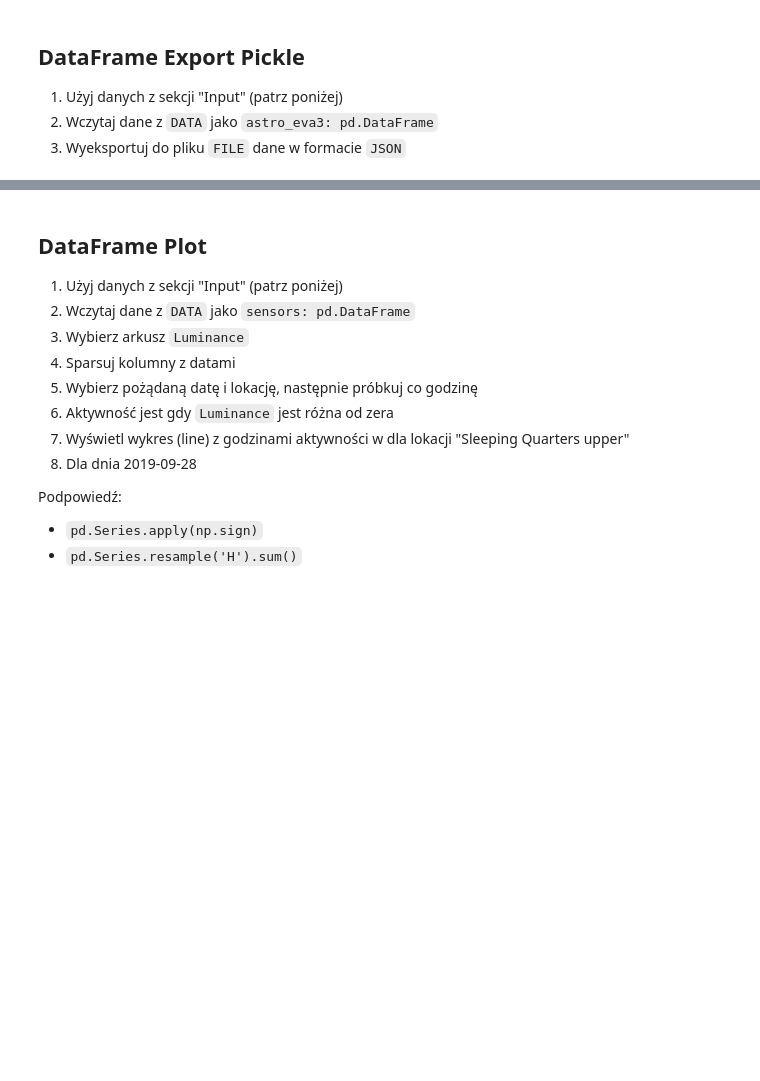
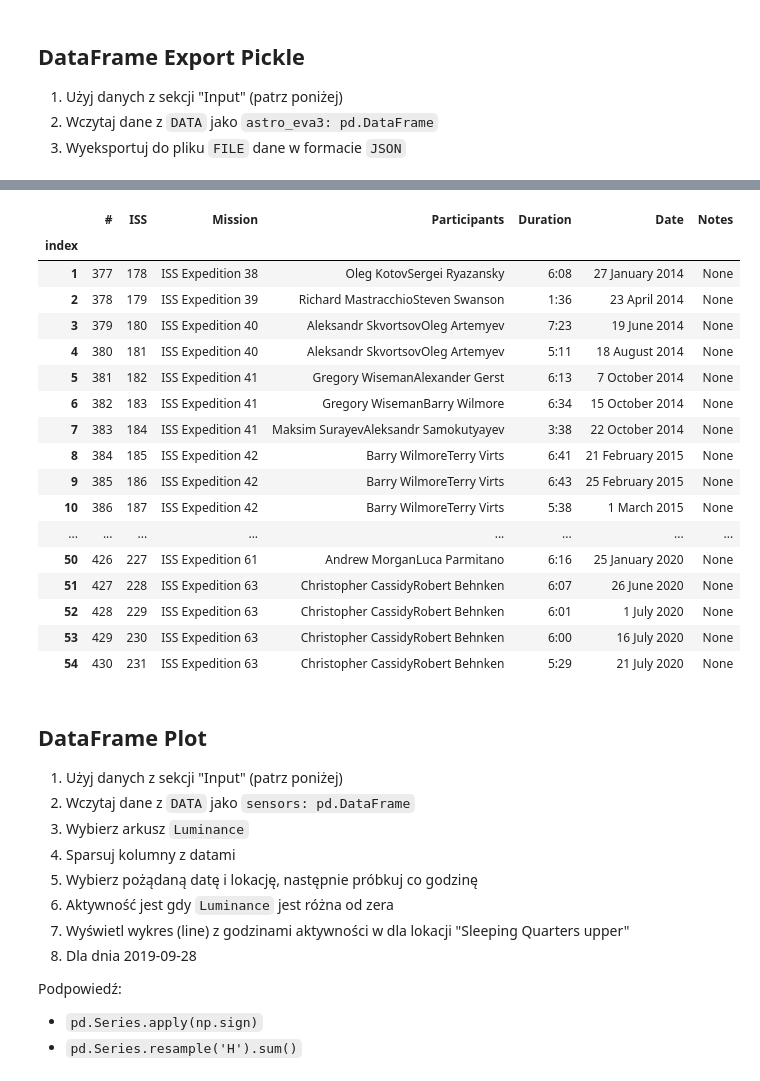
Before and after one commit to sagespl/python-masterclass, a Jupyter notebook: f04e-pandas-dataframe-dane-rozwiazania.ipynb, the cells around one changed output, grey strips where cells are left out. Drawn from its saved outputs; the diff is of its cells as text; code cells hidden in the pictures; blank space fills up the shorter version.

```diff
--- a/f04e-pandas-dataframe-dane-rozwiazania.ipynb
+++ b/f04e-pandas-dataframe-dane-rozwiazania.ipynb
@@ -36,4 +84,10 @@ FILE = 'astro-eva3.pkl'
 1. Użyj tabeli ``astro_eva``
 # %%
 DATA = 'https://www.worldspaceflight.com/bios/eva/eva4.php'
-FILE = 'astro-eva4.sqlite3'
+FILE = '_temporary.sqlite3'
+
+
+astro_eva2 = pd.read_html(DATA)[1]
+# %%
+with sqlite3.connect(FILE) as db:
+    astro_eva2.to_sql('astro_eva', db)
@@ -39,0 +114,6 @@ FILE = 'astro-eva4.sqlite3'
+# %%
+with sqlite3.connect(FILE) as db:
+    db.row_factory = sqlite3.Row
+
+    for row in db.execute('SELECT * FROM astro_eva'):
+        print(dict(row))
@@ -39,0 +138,26 @@ FILE = 'astro-eva4.sqlite3'
+# %%
+with sqlite3.connect(FILE) as db:
+    df = pd.read_sql('SELECT * FROM astro_eva', db, index_col='index')
+
+df.columns = df.loc[0]
+df.drop(0, inplace=True)
+df
+# %% [output]
+|  | # | ISS | Mission | Participants | Duration | Date | Notes |
+| index |  |  |  |  |  |  |  |
+| 1 | 377 | 178 | ISS Expedition 38 | Oleg KotovSergei Ryazansky | 6:08 | 27 January 2014 | None |
+| 2 | 378 | 179 | ISS Expedition 39 | Richard MastracchioSteven Swanson | 1:36 | 23 April 2014 | None |
+| 3 | 379 | 180 | ISS Expedition 40 | Aleksandr SkvortsovOleg Artemyev | 7:23 | 19 June 2014 | None |
+| 4 | 380 | 181 | ISS Expedition 40 | Aleksandr SkvortsovOleg Artemyev | 5:11 | 18 August 2014 | None |
+| 5 | 381 | 182 | ISS Expedition 41 | Gregory WisemanAlexander Gerst | 6:13 | 7 October 2014 | None |
+| 6 | 382 | 183 | ISS Expedition 41 | Gregory WisemanBarry Wilmore | 6:34 | 15 October 2014 | None |
+| 7 | 383 | 184 | ISS Expedition 41 | Maksim SurayevAleksandr Samokutyayev | 3:38 | 22 October 2014 | None |
+| 8 | 384 | 185 | ISS Expedition 42 | Barry WilmoreTerry Virts | 6:41 | 21 February 2015 | None |
+| 9 | 385 | 186 | ISS Expedition 42 | Barry WilmoreTerry Virts | 6:43 | 25 February 2015 | None |
+| 10 | 386 | 187 | ISS Expedition 42 | Barry WilmoreTerry Virts | 5:38 | 1 March 2015 | None |
+| ... | ... | ... | ... | ... | ... | ... | ... |
+| 50 | 426 | 227 | ISS Expedition 61 | Andrew MorganLuca Parmitano | 6:16 | 25 January 2020 | None |
+| 51 | 427 | 228 | ISS Expedition 63 | Christopher CassidyRobert Behnken | 6:07 | 26 June 2020 | None |
+| 52 | 428 | 229 | ISS Expedition 63 | Christopher CassidyRobert Behnken | 6:01 | 1 July 2020 | None |
+| 53 | 429 | 230 | ISS Expedition 63 | Christopher CassidyRobert Behnken | 6:00 | 16 July 2020 | None |
+| 54 | 430 | 231 | ISS Expedition 63 | Christopher CassidyRobert Behnken | 5:29 | 21 July 2020 | None |
```
Also changed, not shown: parts of 18 cells of this notebook, 10 other files.
